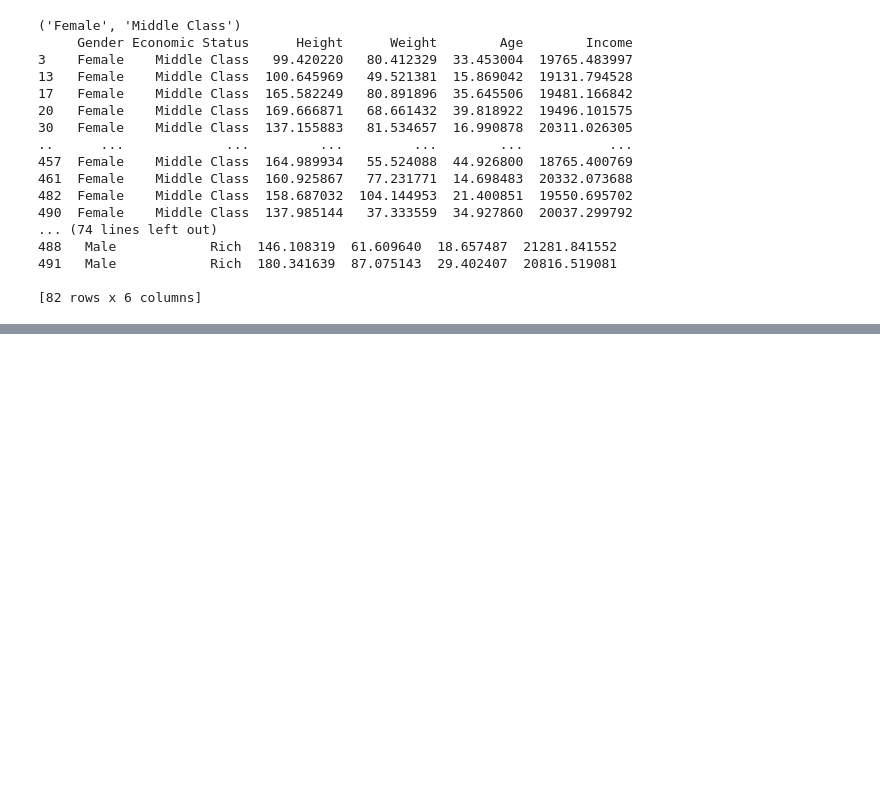
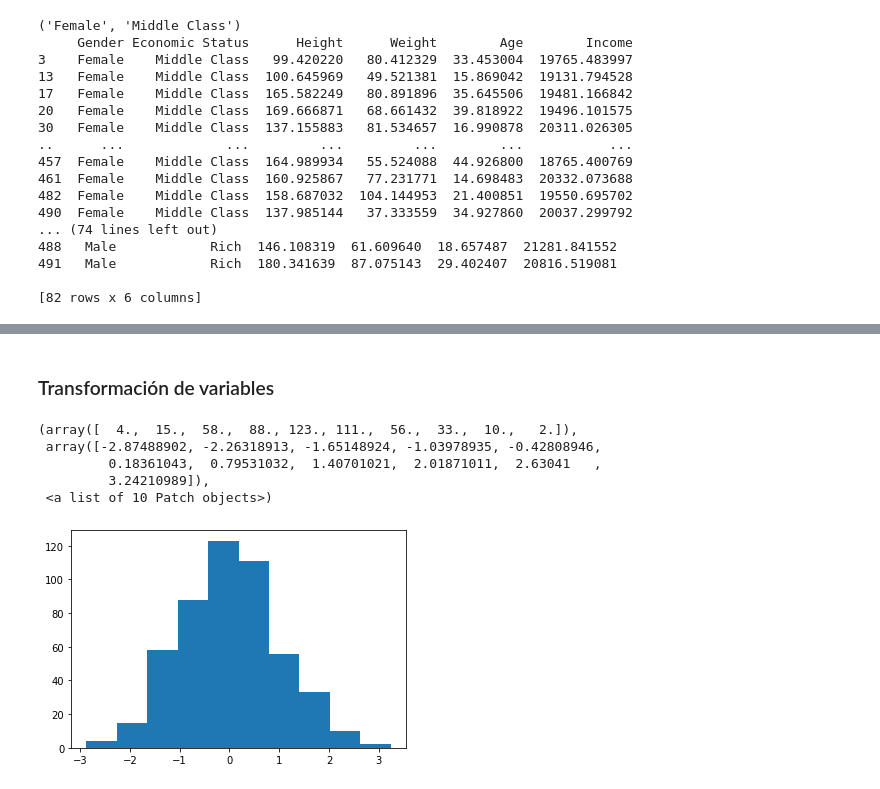
Before and after one commit to olivisoll/python_ML, a Jupyter notebook: notebooks/T2 - 3 - Data Cleaning - Agrupación de Datos.ipynb, the cells around one changed output, grey strips where cells are left out. Saved outputs shown, nothing was run; the diff lists cells and outputs as text; code cells hidden in the pictures; blank space fills up the shorter version.

```diff
--- a/notebooks/T2 - 3 - Data Cleaning - Agrupación de Datos.ipynb
+++ b/notebooks/T2 - 3 - Data Cleaning - Agrupación de Datos.ipynb
@@ -149,0 +286,15 @@ for names, groups in double_group:
+# %% [markdown]
+### Transformación de variables
+# %%
+zscore = lambda x : (x - x.mean())/x.std()
+# %%
+z_group = double_group.transform(zscore)
+# %%
+plt.hist(z_group["Age"])
+# %% [output]
+(array([  4.,  15.,  58.,  88., 123., 111.,  56.,  33.,  10.,   2.]),
+ array([-2.87488902, -2.26318913, -1.65148924, -1.03978935, -0.42808946,
+         0.18361043,  0.79531032,  1.40701021,  2.01871011,  2.63041   ,
+         3.24210989]),
+ <a list of 10 Patch objects>)
+[figure, added]
```
Also changed, not shown: parts of 25 cells of this notebook.
